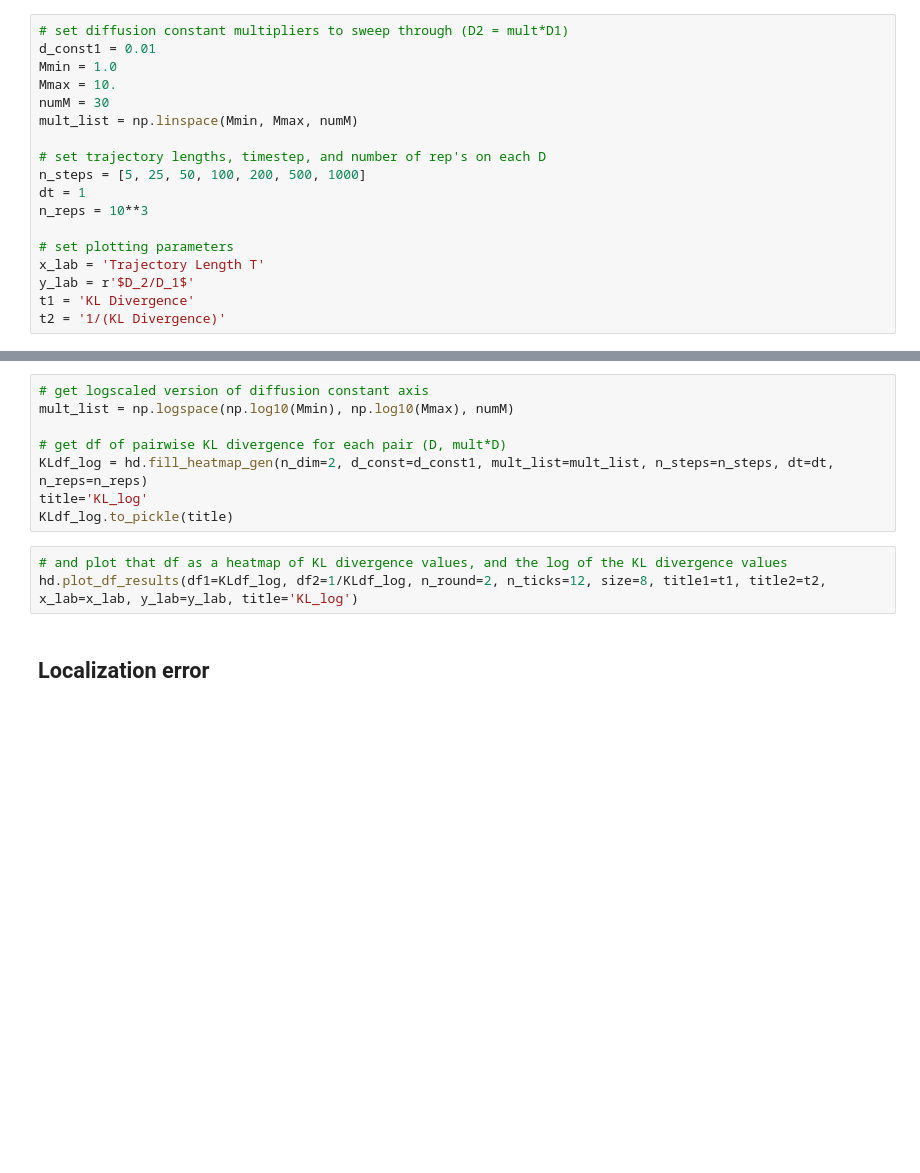
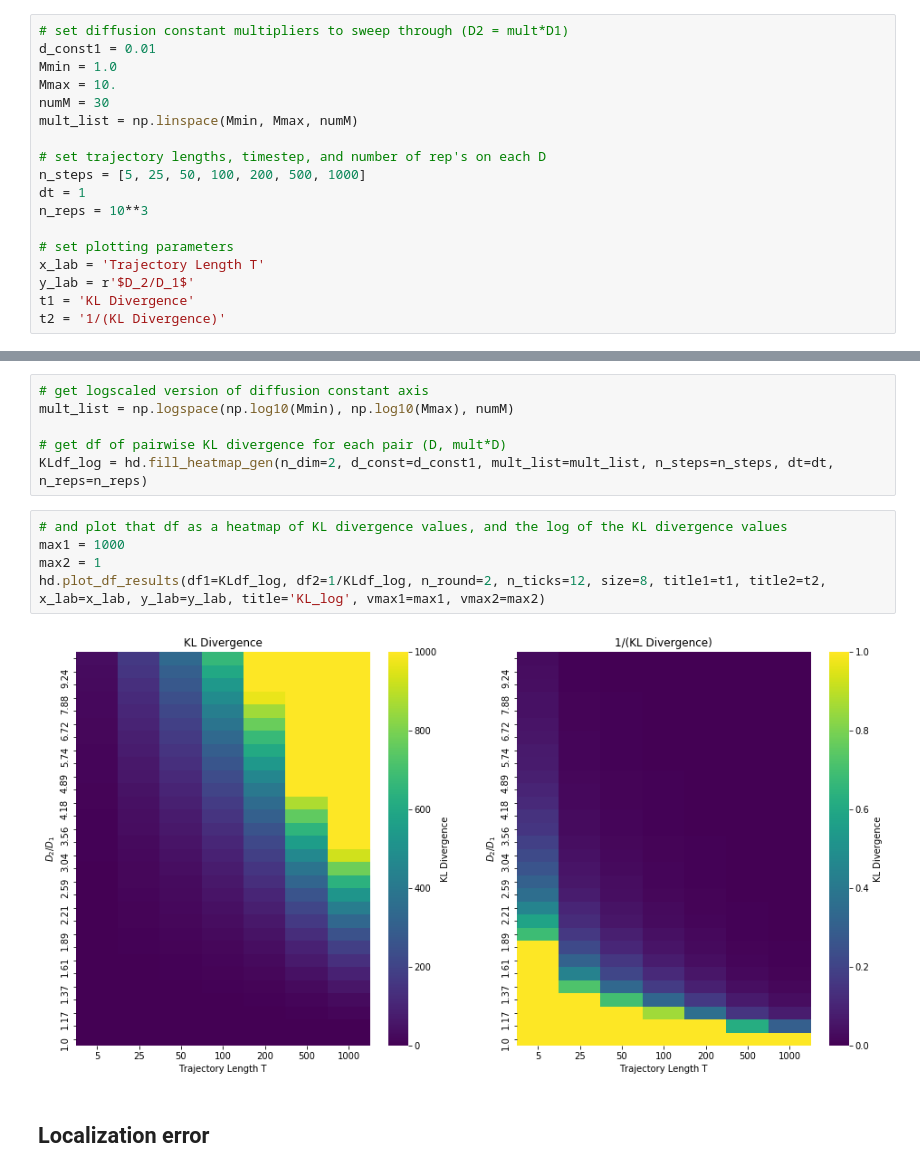
Before and after one commit to AllenCellModeling/diffusive_distinguishability, a Jupyter notebook: diffusive_distinguishability/ndim_diffusion_analysis_tutorial.ipynb, the cells around one changed output, grey strips where cells are left out. Cells and saved outputs as stored; diff of their text form; blank space fills up the shorter version.

```diff
--- a/diffusive_distinguishability/ndim_diffusion_analysis_tutorial.ipynb
+++ b/diffusive_distinguishability/ndim_diffusion_analysis_tutorial.ipynb
@@ -118,11 +118,13 @@ mult_list = np.logspace(np.log10(Mmin), np.log10(Mmax), numM)
 
 # get df of pairwise KL divergence for each pair (D, mult*D)
 KLdf_log = hd.fill_heatmap_gen(n_dim=2, d_const=d_const1, mult_list=mult_list, n_steps=n_steps, dt=dt, n_reps=n_reps)
-title='KL_log'
-KLdf_log.to_pickle(title)
 # %%
 # and plot that df as a heatmap of KL divergence values, and the log of the KL divergence values
-hd.plot_df_results(df1=KLdf_log, df2=1/KLdf_log, n_round=2, n_ticks=12, size=8, title1=t1, title2=t2, x_lab=x_lab, y_lab=y_lab, title='KL_log')
+max1 = 1000
+max2 = 1
+hd.plot_df_results(df1=KLdf_log, df2=1/KLdf_log, n_round=2, n_ticks=12, size=8, title1=t1, title2=t2, x_lab=x_lab, y_lab=y_lab, title='KL_log', vmax1=max1, vmax2=max2)
+# %% [output]
+[figure, added]
 # %% [markdown]
 ## Localization error
 # %% [markdown]
```
Also changed, not shown: parts of 7 cells of this notebook.
